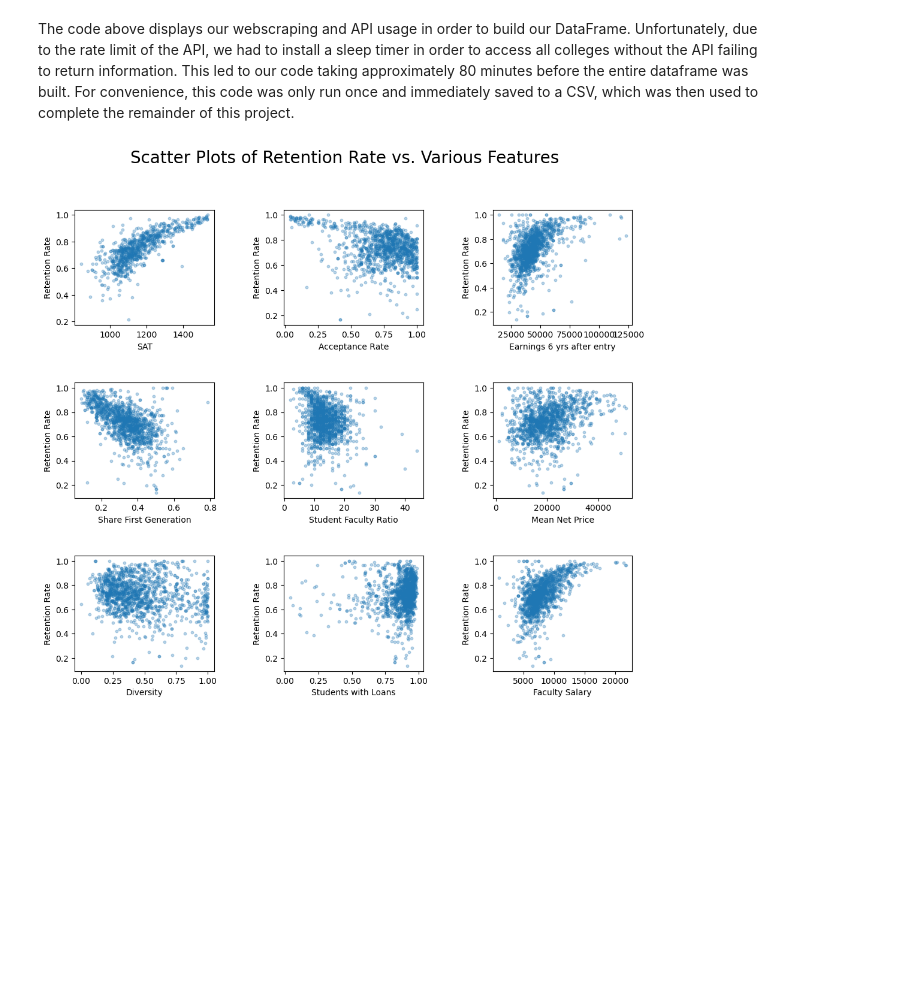
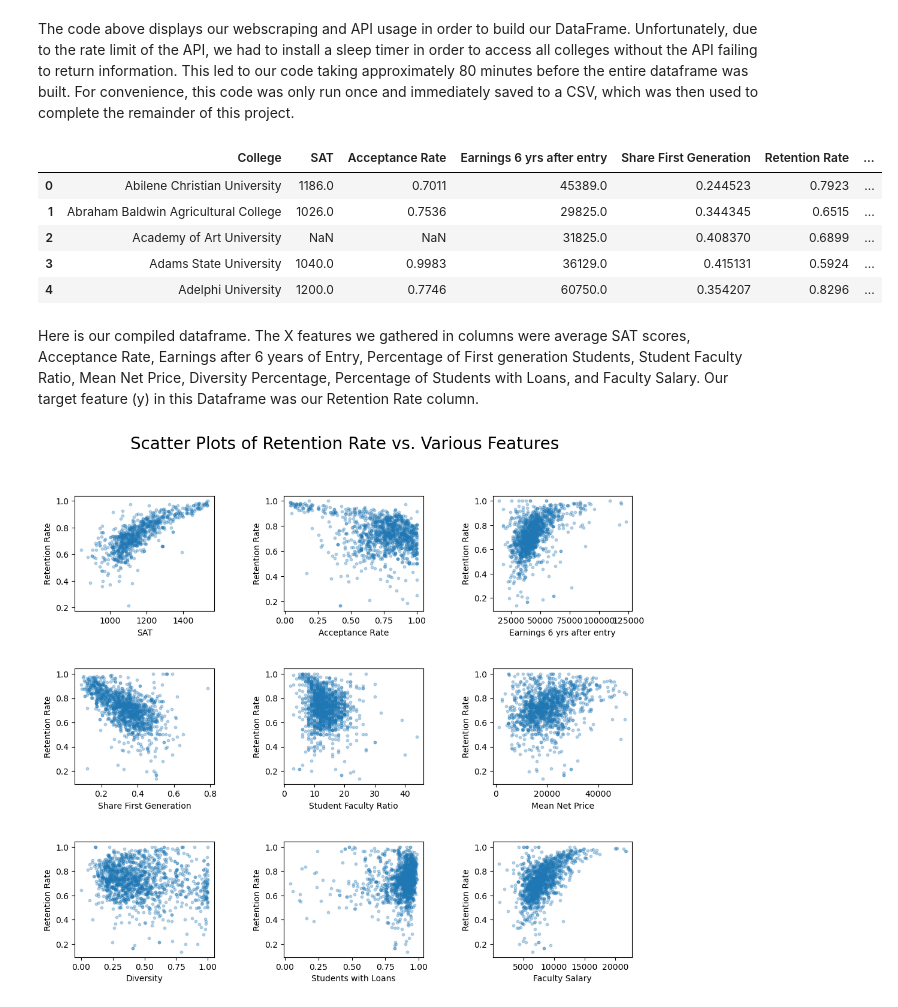
Before and after one commit to sahana-dhar/Understanding-Student-Retention-in-Higher-Education-, a Jupyter notebook: ds3000_final_report.ipynb, the cells around one changed output. Drawn from its saved outputs; the diff is of its cells as text; code cells hidden in the pictures; blank space fills up the shorter version.

```diff
--- a/ds3000_final_report.ipynb
+++ b/ds3000_final_report.ipynb
@@ -152,4 +152,17 @@ result_df.to_csv('college_data.csv', index=False)
 '\n# ACCESSING API\napi_key = \'fK3eae9BKJ8nZKxDTxtAPEXjfi02c3oAhK5aPCdx\' #sahana\'s key\napi_key = \'eNxKT9YQ2JbnD6J2TjemGwcGDOfdKwLutysmZ7YM\' #madelyn\'s key\napi_key = \'fK3eae9BKJ8nZKxDTxtAPEXjf ...
 # %% [markdown]
 The code above displays our webscraping and API usage in order to build our DataFrame. Unfortunately, due to the rate limit of the API, we had to install a sleep timer in order to access all colleges without the API failing to return information. This led to our code taking approximately 80 minutes before the entire dataframe was built. For convenience, this code was only run once and immediately saved to a CSV, which was then used to complete the remainder of this project.
+# %%
+# convert csv to dataframe
+df_colleges = pd.read_csv('college_data.csv')
+df_colleges.head()
+# %% [output]
+|  | College | SAT | Acceptance Rate | Earnings 6 yrs after entry | Share First Generation | Retention Rate | ... |
+| 0 | Abilene Christian University | 1186.0 | 0.7011 | 45389.0 | 0.244523 | 0.7923 | ... |
+| 1 | Abraham Baldwin Agricultural College | 1026.0 | 0.7536 | 29825.0 | 0.344345 | 0.6515 | ... |
+| 2 | Academy of Art University | NaN | NaN | 31825.0 | 0.408370 | 0.6899 | ... |
+| 3 | Adams State University | 1040.0 | 0.9983 | 36129.0 | 0.415131 | 0.5924 | ... |
+| 4 | Adelphi University | 1200.0 | 0.7746 | 60750.0 | 0.354207 | 0.8296 | ... |
+# %% [markdown]
+Here is our compiled dataframe. The X features we gathered in columns were average SAT scores, Acceptance Rate, Earnings after 6 years of Entry, Percentage of First generation Students, Student Faculty Ratio, Mean Net Price, Diversity Percentage, Percentage of Students with Loans, and Faculty Salary. Our target feature (y) in this Dataframe was our Retention Rate column.
 # %%
```
Also changed, not shown: parts of 4 cells of this notebook.
